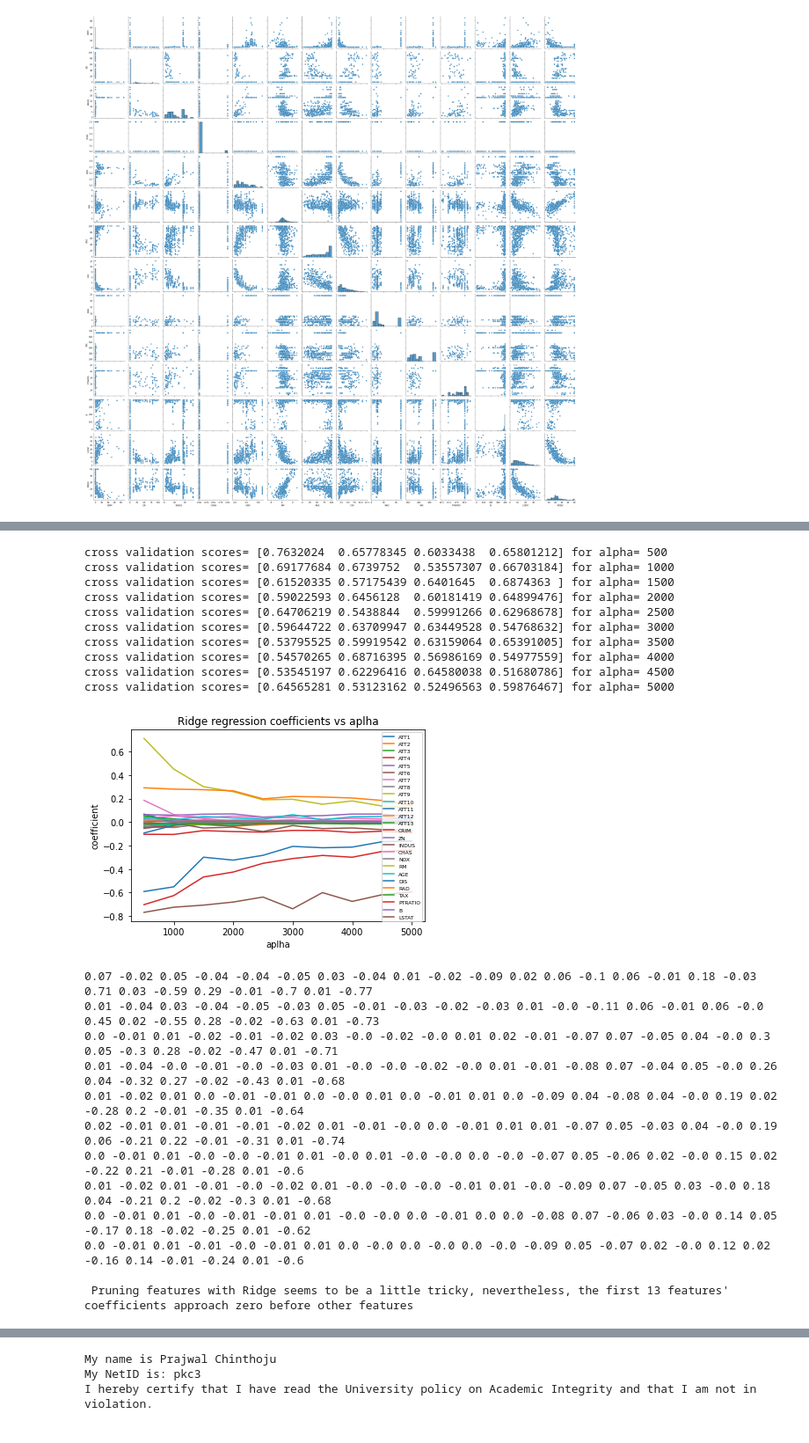
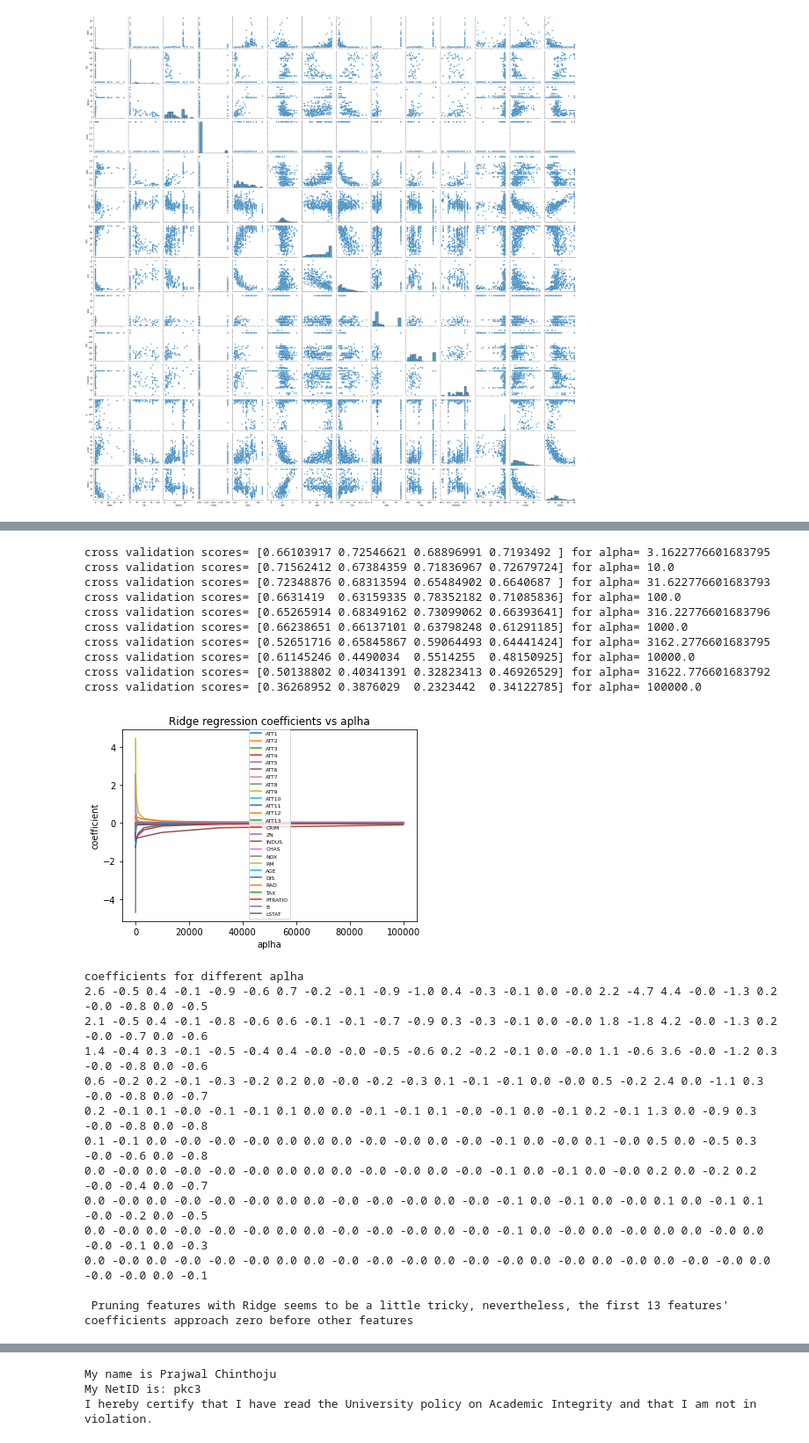
Before and after one commit to VedantMundada/IE517, a Jupyter notebook: IE517_FY21_HW4/IE517_FY21_HW4_prajwal.ipynb, the cells around one changed output, grey strips where cells are left out. Shown at 88% size. Cells and saved outputs as stored; diff of their text form; code cells hidden in the pictures.

```diff
--- a/IE517_FY21_HW4/IE517_FY21_HW4_prajwal.ipynb
+++ b/IE517_FY21_HW4/IE517_FY21_HW4_prajwal.ipynb
@@ -138,0 +142,15 @@ As we see from above plot the first 13 random features are already zeros by the
+# %%
+from sklearn.metrics import mean_squared_error
+print('chossing aplha=0.1 gives')
+lasso=linear_model.Lasso(alpha=0.1)
+lasso.fit(X_train,y_train)
+y_predict=lasso.predict(X_test)
+plt.scatter(X_test[:,18],y_test,label='Actual targets')
+plt.scatter(X_test[:,18],y_predict,label='Predicted targets')
+plt.title("Lasso residual errors plot")
+plt.xlabel("X")
+plt.ylabel("target")
+plt.legend()
+plt.show()
+print("R squared value is :", str(lasso.score(X_test,y_test)))
+print("MSE value is :", str(mean_squared_error(y_predict,y_test)))
@@ -139,50 +162,52 @@ As we see from above plot the first 13 random features are already zeros by the
 # %%
 score_y=[]
 score_x=[]
 X=hsg[labels[:-1]].values
 y=hsg[labels[-1]].values
 for i in range(1,11):
 
-    ridge=linear_model.Ridge(alpha=i*500)
-    X_train, X_test, y_train, y_test = train_test_split(X, y,test_size=0.3)
+    ridge=linear_model.Ridge(alpha=10**(i/2))
+    X_train, X_test, y_train, y_test = train_test_split(X, y,test_size=0.2,random_state=42)
     pipe = Pipeline([ ('estimator', ridge)])
-    print("cross validation scores=",str(cross_val_score(pipe,X,y,cv=KFold(n_splits=4, shuffle=True))),"for alpha=",_+str(i*500))
+    print("cross validation scores=",str(cross_val_score(pipe,X,y,cv=KFold(n_splits=4, shuffle=True))),"for alpha=",str(10**(i/2)))
     ridge.fit(X_train,y_train)
     score_y.append(ridge.coef_)
-    score_x.append(i*500)
+    score_x.append(10**(i/2))
 
 
 plt.plot(np.transpose(score_x),np.array(score_y))
 plt.legend(labels.values,loc='best',fontsize=6)
 plt.title("Ridge regression coefficients vs aplha")
 plt.xlabel("aplha")
 plt.ylabel("coefficient")
 plt.show()
-score_y1=np.round(np.array(score_y),decimals=2)
+score_y1=np.round(np.array(score_y),decimals=1)
+print('coefficients for different aplha')
 [print(*line) for line in score_y1]
 print()
 print(" Pruning features with Ridge seems to be a little tricky, nevertheless, the first 13 features' coefficients approach zero before other features ")
 # %% [output]
-cross validation scores= [0.7632024  0.65778345 0.6033438  0.65801212] for alpha= 500
-cross validation scores= [0.69177684 0.6739752  0.53557307 0.66703184] for alpha= 1000
-cross validation scores= [0.61520335 0.57175439 0.6401645  0.6874363 ] for alpha= 1500
-cross validation scores= [0.59022593 0.6456128  0.60181419 0.64899476] for alpha= 2000
-cross validation scores= [0.64706219 0.5438844  0.59991266 0.62968678] for alpha= 2500
-cross validation scores= [0.59644722 0.63709947 0.63449528 0.54768632] for alpha= 3000
-cross validation scores= [0.53795525 0.59919542 0.63159064 0.65391005] for alpha= 3500
-cross validation scores= [0.54570265 0.68716395 0.56986169 0.54977559] for alpha= 4000
-cross validation scores= [0.53545197 0.62296416 0.64580038 0.51680786] for alpha= 4500
-cross validation scores= [0.64565281 0.53123162 0.52496563 0.59876467] for alpha= 5000
+cross validation scores= [0.66103917 0.72546621 0.68896991 0.7193492 ] for alpha= 3.1622776601683795
+cross validation scores= [0.71562412 0.67384359 0.71836967 0.72679724] for alpha= 10.0
+cross validation scores= [0.72348876 0.68313594 0.65484902 0.6640687 ] for alpha= 31.622776601683793
+cross validation scores= [0.6631419  0.63159335 0.78352182 0.71085836] for alpha= 100.0
+cross validation scores= [0.65265914 0.68349162 0.73099062 0.66393641] for alpha= 316.22776601683796
+cross validation scores= [0.66238651 0.66137101 0.63798248 0.61291185] for alpha= 1000.0
+cross validation scores= [0.52651716 0.65845867 0.59064493 0.64441424] for alpha= 3162.2776601683795
+cross validation scores= [0.61145246 0.4490034  0.5514255  0.48150925] for alpha= 10000.0
+cross validation scores= [0.50138802 0.40341391 0.32823413 0.46926529] for alpha= 31622.776601683792
+cross validation scores= [0.36268952 0.3876029  0.2323442  0.34122785] for alpha= 100000.0
-[figure, old version]
+[figure, new version]
-0.07 -0.02 0.05 -0.04 -0.04 -0.05 0.03 -0.04 0.01 -0.02 -0.09 0.02 0.06 -0.1 0.06 -0.01 0.18 -0.03 0.71 0.03 -0.59 0.29 -0.01 -0.7 0.01 -0.77
-0.01 -0.04 0.03 -0.04 -0.05 -0.03 0.05 -0.01 -0.03 -0.02 -0.03 0.01 -0.0 -0.11 0.06 -0.01 0.06 -0.0 0.45 0.02 -0.55 0.28 -0.02 -0.63 0.01 -0.73
-0.0 -0.01 0.01 -0.02 -0.01 -0.02 0.03 -0.0 -0.02 -0.0 0.01 0.02 -0.01 -0.07 0.07 -0.05 0.04 -0.0 0.3 0.05 -0.3 0.28 -0.02 -0.47 0.01 -0.71
-0.01 -0.04 -0.0 -0.01 -0.0 -0.03 0.01 -0.0 -0.0 -0.02 -0.0 0.01 -0.01 -0.08 0.07 -0.04 0.05 -0.0 0.26 0.04 -0.32 0.27 -0.02 -0.43 0.01 -0.68
-0.01 -0.02 0.01 0.0 -0.01 -0.01 0.0 -0.0 0.01 0.0 -0.01 0.01 0.0 -0.09 0.04 -0.08 0.04 -0.0 0.19 0.02 -0.28 0.2 -0.01 -0.35 0.01 -0.64
-0.02 -0.01 0.01 -0.01 -0.01 -0.02 0.01 -0.01 -0.0 0.0 -0.01 0.01 0.01 -0.07 0.05 -0.03 0.04 -0.0 0.19 0.06 -0.21 0.22 -0.01 -0.31 0.01 -0.74
-0.0 -0.01 0.01 -0.0 -0.0 -0.01 0.01 -0.0 0.01 -0.0 -0.0 0.0 -0.0 -0.07 0.05 -0.06 0.02 -0.0 0.15 0.02 -0.22 0.21 -0.01 -0.28 0.01 -0.6
-0.01 -0.02 0.01 -0.01 -0.0 -0.02 0.01 -0.0 -0.0 -0.0 -0.01 0.01 -0.0 -0.09 0.07 -0.05 0.03 -0.0 0.18 0.04 -0.21 0.2 -0.02 -0.3 0.01 -0.68
-0.0 -0.01 0.01 -0.0 -0.01 -0.01 0.01 -0.0 -0.0 0.0 -0.01 0.0 0.0 -0.08 0.07 -0.06 0.03 -0.0 0.14 0.05 -0.17 0.18 -0.02 -0.25 0.01 -0.62
-0.0 -0.01 0.01 -0.01 -0.0 -0.01 0.01 0.0 -0.0 0.0 -0.0 0.0 -0.0 -0.09 0.05 -0.07 0.02 -0.0 0.12 0.02 -0.16 0.14 -0.01 -0.24 0.01 -0.6
+coefficients for different aplha
+2.6 -0.5 0.4 -0.1 -0.9 -0.6 0.7 -0.2 -0.1 -0.9 -1.0 0.4 -0.3 -0.1 0.0 -0.0 2.2 -4.7 4.4 -0.0 -1.3 0.2 -0.0 -0.8 0.0 -0.5
+2.1 -0.5 0.4 -0.1 -0.8 -0.6 0.6 -0.1 -0.1 -0.7 -0.9 0.3 -0.3 -0.1 0.0 -0.0 1.8 -1.8 4.2 -0.0 -1.3 0.2 -0.0 -0.7 0.0 -0.6
+1.4 -0.4 0.3 -0.1 -0.5 -0.4 0.4 -0.0 -0.0 -0.5 -0.6 0.2 -0.2 -0.1 0.0 -0.0 1.1 -0.6 3.6 -0.0 -1.2 0.3 -0.0 -0.8 0.0 -0.6
+0.6 -0.2 0.2 -0.1 -0.3 -0.2 0.2 0.0 -0.0 -0.2 -0.3 0.1 -0.1 -0.1 0.0 -0.0 0.5 -0.2 2.4 0.0 -1.1 0.3 -0.0 -0.8 0.0 -0.7
+0.2 -0.1 0.1 -0.0 -0.1 -0.1 0.1 0.0 0.0 -0.1 -0.1 0.1 -0.0 -0.1 0.0 -0.1 0.2 -0.1 1.3 0.0 -0.9 0.3 -0.0 -0.8 0.0 -0.8
+0.1 -0.1 0.0 -0.0 -0.0 -0.0 0.0 0.0 0.0 -0.0 -0.0 0.0 -0.0 -0.1 0.0 -0.0 0.1 -0.0 0.5 0.0 -0.5 0.3 -0.0 -0.6 0.0 -0.8
+0.0 -0.0 0.0 -0.0 -0.0 -0.0 0.0 0.0 0.0 -0.0 -0.0 0.0 -0.0 -0.1 0.0 -0.1 0.0 -0.0 0.2 0.0 -0.2 0.2 -0.0 -0.4 0.0 -0.7
+0.0 -0.0 0.0 -0.0 -0.0 -0.0 0.0 0.0 -0.0 -0.0 -0.0 0.0 -0.0 -0.1 0.0 -0.1 0.0 -0.0 0.1 0.0 -0.1 0.1 -0.0 -0.2 0.0 -0.5
+0.0 -0.0 0.0 -0.0 -0.0 -0.0 0.0 0.0 -0.0 -0.0 -0.0 0.0 -0.0 -0.1 0.0 -0.0 0.0 -0.0 0.0 0.0 -0.0 0.0 -0.0 -0.1 0.0 -0.3
+0.0 -0.0 0.0 -0.0 -0.0 -0.0 0.0 0.0 -0.0 -0.0 -0.0 0.0 -0.0 -0.0 0.0 -0.0 0.0 -0.0 0.0 -0.0 -0.0 0.0 -0.0 -0.0 0.0 -0.1
 
  Pruning features with Ridge seems to be a little tricky, nevertheless, the first 13 features' coefficients approach zero before other features
```
Also changed, not shown: parts of 9 cells of this notebook.
